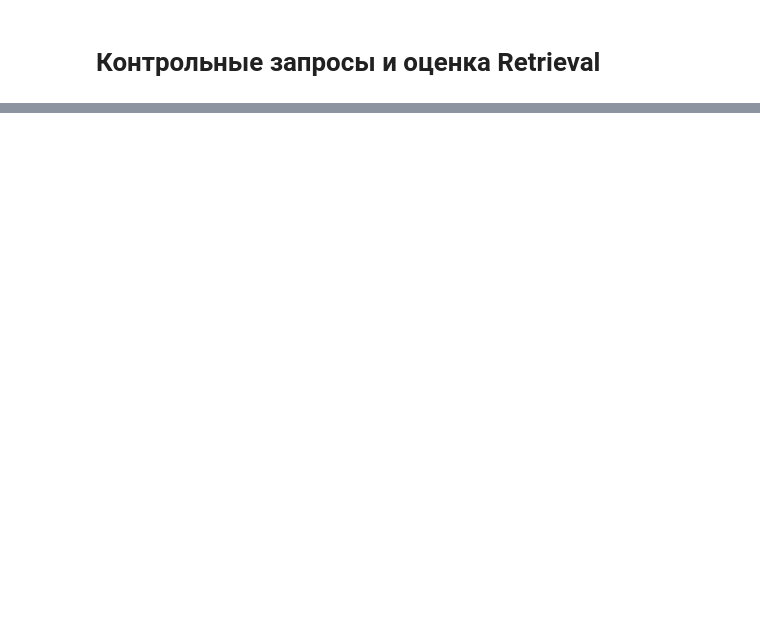
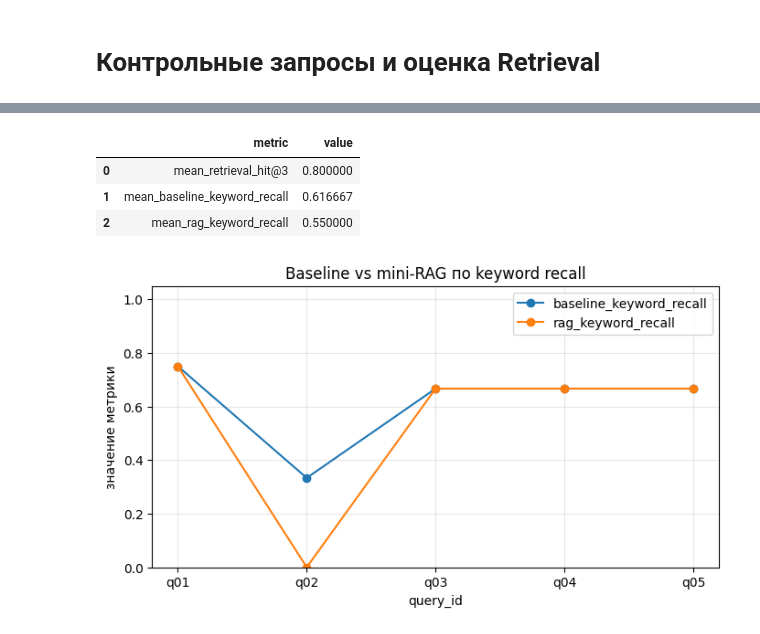
Before and after one commit to AwesomeIstok/aie-student-template, a Jupyter notebook: homeworks/HW14/HW14.ipynb, the cells around one changed output, grey strips where cells are left out. Cells and saved outputs as stored; diff of their text form; code cells hidden in the pictures; blank space fills up the shorter version.

```diff
--- a/homeworks/HW14/HW14.ipynb
+++ b/homeworks/HW14/HW14.ipynb
@@ -790,0 +1150,21 @@ saved: artifacts/hit_at_k_plot.png
+# %%
+def build_context_from_retrieval(query: str, artifacts: RetrieverArtifacts, top_k: int = 3) -> Tuple[str, pd.DataFrame]:
+    retrieved = search_chunks(query, artifacts=artifacts, top_k=top_k)
+    context_blocks = []
+
+    for _, row in retrieved.iterrows():
+        block = (
+            f"[Источник: {row['doc_id']} | {row['title']} | score={row['score']:.4f}]\n"
+            f"{row['chunk_text']}"
+        )
+        context_blocks.append(block)
+
+    context = "\n\n".join(context_blocks)
+    return context, retrieved
+
+query = "Как эволюционировал современный психоанализ?"
+context, retrieved_df = build_context_from_retrieval(query, artifacts=artifacts, top_k=3)
+
+display(Markdown(f"### Запрос: {query}"))
+display(retrieved_df)
+print(context)
@@ -790,0 +1442,40 @@ saved: artifacts/hit_at_k_plot.png
+# %%
+summary_df = pd.DataFrame(
+    {
+        "metric": ["mean_retrieval_hit@3", "mean_baseline_keyword_recall", "mean_rag_keyword_recall"],
+        "value": [
+            evaluation_df["retrieval_hit@3"].mean(),
+            evaluation_df["baseline_keyword_recall"].mean(),
+            evaluation_df["rag_keyword_recall"].mean(),
+        ],
+    }
+)
+display(summary_df)
+# %% [output]
+|  | metric | value |
+| 0 | mean_retrieval_hit@3 | 0.800000 |
+| 1 | mean_baseline_keyword_recall | 0.616667 |
+| 2 | mean_rag_keyword_recall | 0.550000 |
+# %%
+plt.figure(figsize=(8, 4))
+plt.plot(
+    evaluation_df["query_id"],
+    evaluation_df["baseline_keyword_recall"],
+    marker="o",
+    label="baseline_keyword_recall",
+)
+plt.plot(
+    evaluation_df["query_id"],
+    evaluation_df["rag_keyword_recall"],
+    marker="o",
+    label="rag_keyword_recall",
+)
+plt.ylim(0, 1.05)
+plt.xlabel("query_id")
+plt.ylabel("значение метрики")
+plt.title("Baseline vs mini-RAG по keyword recall")
+plt.grid(alpha=0.3)
+plt.legend()
+plt.show()
+# %% [output]
+[figure, added]
```
Also changed, not shown: parts of 25 cells of this notebook, 4 other files.
